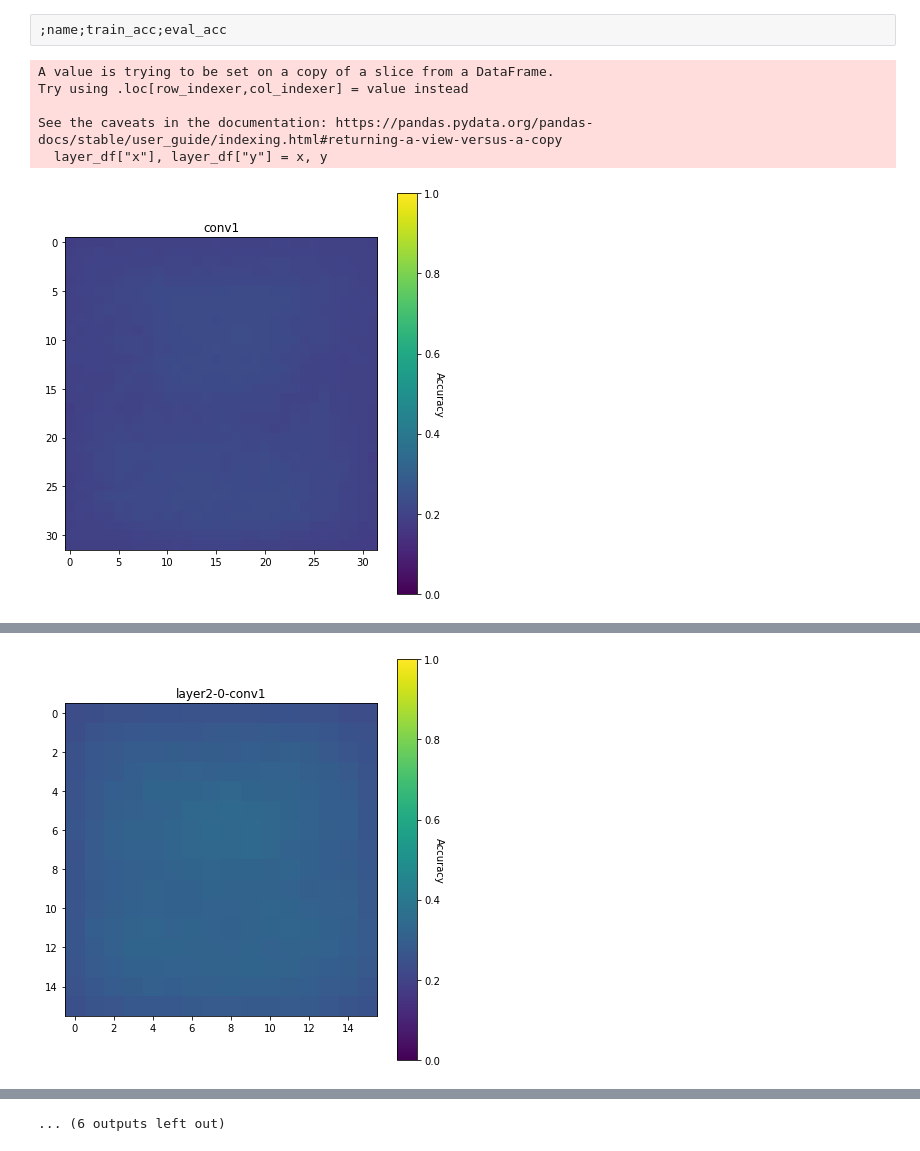
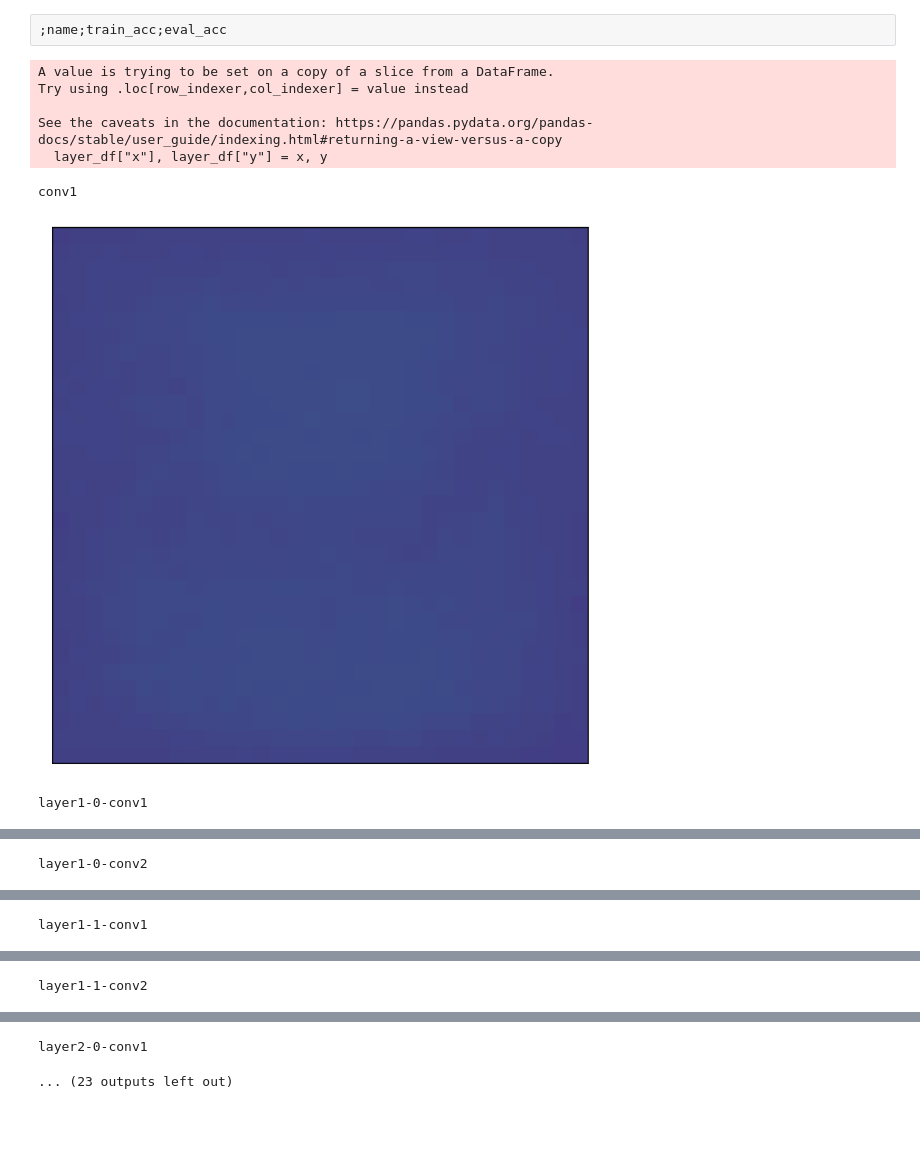
Before and after one commit to MLRichter/phd-lab, a Jupyter notebook: size_matters_plots_2.ipynb, the cells around one changed output, grey strips where cells are left out. Cells and saved outputs as stored; diff of their text form; code cells hidden in the pictures; blank space fills up the shorter version.

Commit message:
updated resized imagenet

```diff
--- a/size_matters_plots_2.ipynb
+++ b/size_matters_plots_2.ipynb
@@ -11,3 +13,7 @@ RESNET18_LOGS = join(LOG_PATH, "ResNet18", "Cifar10_32", "BP")
 RESNET18PC_LOGS = join(LOG_PATH, "ResNet18_PC", "Cifar10_32", "BP")
 
 PER_PIXEL_FILE_NAME = "perpixel_probe_performances.csv"
+# %%
+path = "./feature_maps"
+if not exists(path):
+    os.makedirs(path)
@@ -71,3 +95,16 @@ def get_heatmaps(file: str) -> Dict[str, np.ndarray]:
         filled_heatmap = fill_heatmap(layer_df, heatmap)
         heatmaps[layer_name] = filled_heatmap
     return heatmaps
+# %%
+import pylab as pl
+import numpy as np
+
+a = np.array([[0,1]])
+pl.figure(figsize=(9, 1.5))
+img = pl.imshow(a)
+pl.gca().set_visible(False)
+cax = pl.axes([0.1, 0.2, 0.8, 0.6])
+cbar = pl.colorbar(orientation="horizontal", cax=cax)
+cbar.set_label("accuracy relative to the model accuracy")
+savepath = join(path, "colorbar.jpg")
+pl.savefig(savepath)
@@ -101,21 +140,26 @@ images = []
 for name in layers:
     heatmap = heatmaps[name]
     fig = plt.figure(figsize=(6,6))
-    plt.title(name.replace("train-", ""))
+    #plt.title(name.replace("train-", ""))
+    print(name.replace("train-", ""))
     plt.imshow(heatmap)
     plt.clim((0.0, 1.0))
-    cbar = plt.colorbar()
-    cbar.set_label("Accuracy", rotation=270)
+    plt.xticks([])
+    plt.yticks([])
+    #cbar = plt.colorbar()
+    #cbar.set_label("Accuracy", rotation=270)
     # Used to return the plot as an image rray
     fig.canvas.draw()       # draw the canvas, cache the renderer
     image = np.frombuffer(fig.canvas.tostring_rgb(), dtype='uint8')
     image  = image.reshape(fig.canvas.get_width_height()[::-1] + (3,))
     plt.tight_layout()
     images.append(image)
+    savepath = join(path, name.replace("train-", "") + ".png")
+    plt.savefig(savepath, bbox_inches='tight')
     plt.show()
 
 kwargs_write = {'fps':1.0, 'quantizer':'nq'}
-imageio.mimsave('./resnet18_receptive_field.gif',images, fps=1)
+#imageio.mimsave('./resnet18_receptive_field.gif',images, fps=1)
 # %% [output]
 A value is trying to be set on a copy of a slice from a DataFrame.
 Try using .loc[row_indexer,col_indexer] = value instead
@@ -156,35 +200,42 @@ layers = [
     'train-layer3-0-conv2',
     'train-layer3-1-conv1',
     'train-layer3-1-conv2',
  #   'train-layer4-0-shortcut-0',
     'train-layer4-0-conv1',
     'train-layer4-0-conv2',
     'train-layer4-1-conv1',
     'train-layer4-1-conv2',
 ]
 images = []
 for name in layers:
     heatmap = heatmaps[name]
     fig = plt.figure(figsize=(6,6))
-    plt.title(name.replace("train-", ""))
+    #plt.title(name.replace("train-", ""))
+    print(name.replace("train-", ""))
     plt.imshow(heatmap)
     plt.clim((0.0, 1.0))
-    cbar = plt.colorbar()
-    cbar.set_label("Accuracy", rotation=270)
-    plt.tight_layout()
+    plt.xticks([])
+    plt.yticks([])
+    #cbar = plt.colorbar()
+    #cbar.set_label("Accuracy", rotation=270)
     # Used to return the plot as an image rray
     fig.canvas.draw()       # draw the canvas, cache the renderer
     image = np.frombuffer(fig.canvas.tostring_rgb(), dtype='uint8')
     image  = image.reshape(fig.canvas.get_width_height()[::-1] + (3,))
+    plt.tight_layout()
     images.append(image)
+    savepath = join(path, name.replace("train-", "") + ".png")
+    plt.savefig(savepath, bbox_inches='tight')
     plt.show()
 
 kwargs_write = {'fps':1.0, 'quantizer':'nq'}
 imageio.mimsave('./resnet18pc_receptive_field.gif',images, fps=1)
 # %% [output]
 A value is trying to be set on a copy of a slice from a DataFrame.
 Try using .loc[row_indexer,col_indexer] = value instead
 
 See the caveats in the documentation: https://pandas.pydata.org/pandas-docs/stable/user_guide/indexing.html#returning-a-view-versus-a-copy
   layer_df["x"], layer_df["y"] = x, y
+conv1
-[figure, old version]
+[figure, new version]
+layer1-0-conv1
@@ -191,0 +243 @@ See the caveats in the documentation: https://pandas.pydata.org/pandas-docs/stab
+layer1-0-conv2
@@ -192,0 +245 @@ See the caveats in the documentation: https://pandas.pydata.org/pandas-docs/stab
+layer1-1-conv1
@@ -193,0 +247 @@ See the caveats in the documentation: https://pandas.pydata.org/pandas-docs/stab
+layer1-1-conv2
@@ -195 +248,0 @@ See the caveats in the documentation: https://pandas.pydata.org/pandas-docs/stab
-[figure, removed]
@@ -201,4 +249,5 @@ See the caveats in the documentation: https://pandas.pydata.org/pandas-docs/stab
-... (6 outputs left out)
+layer2-0-conv1
+... (23 outputs left out)
 # %%
 from pathlib import Path
 layers = [
```
Also changed, not shown: parts of 6 cells of this notebook.
